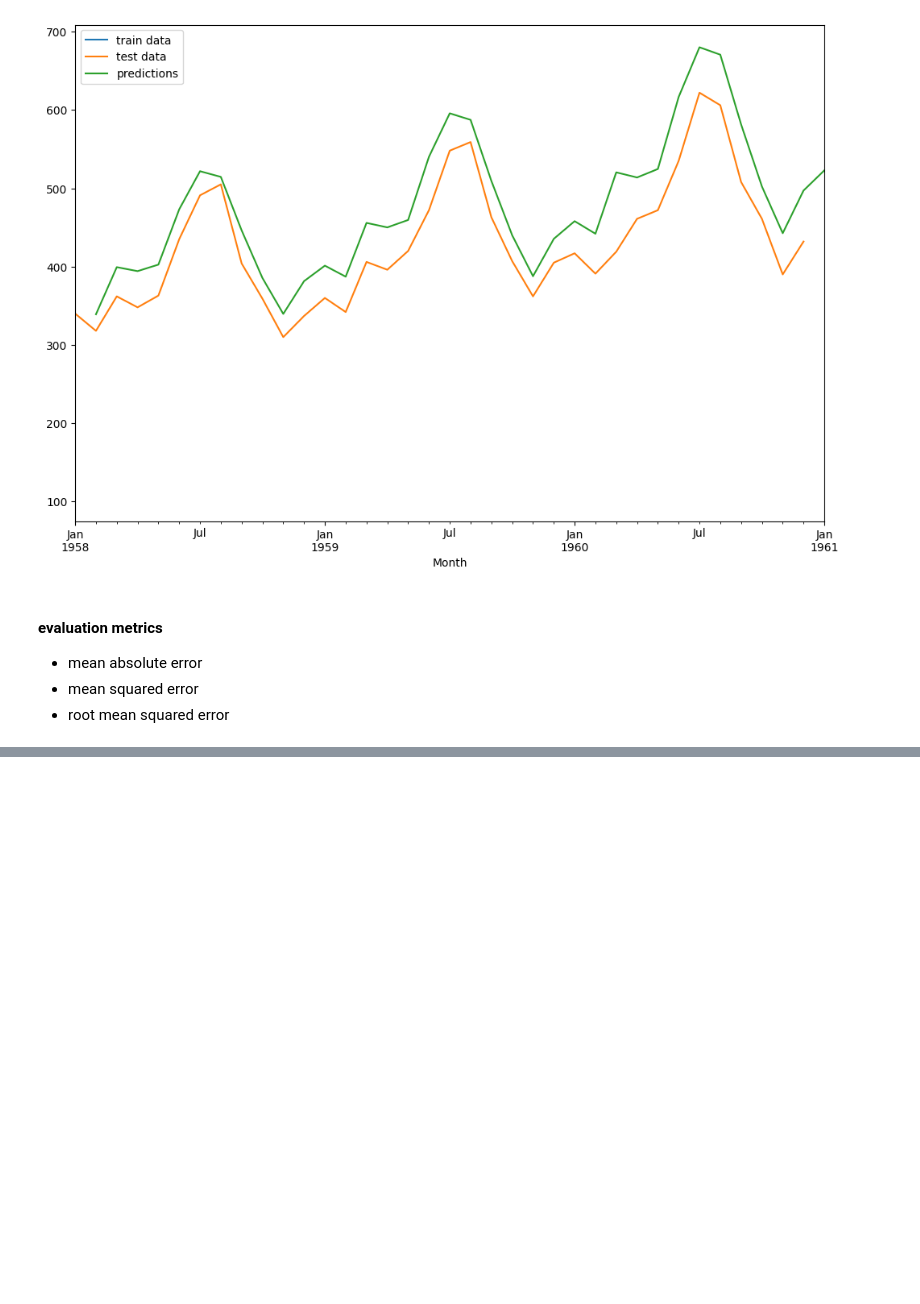
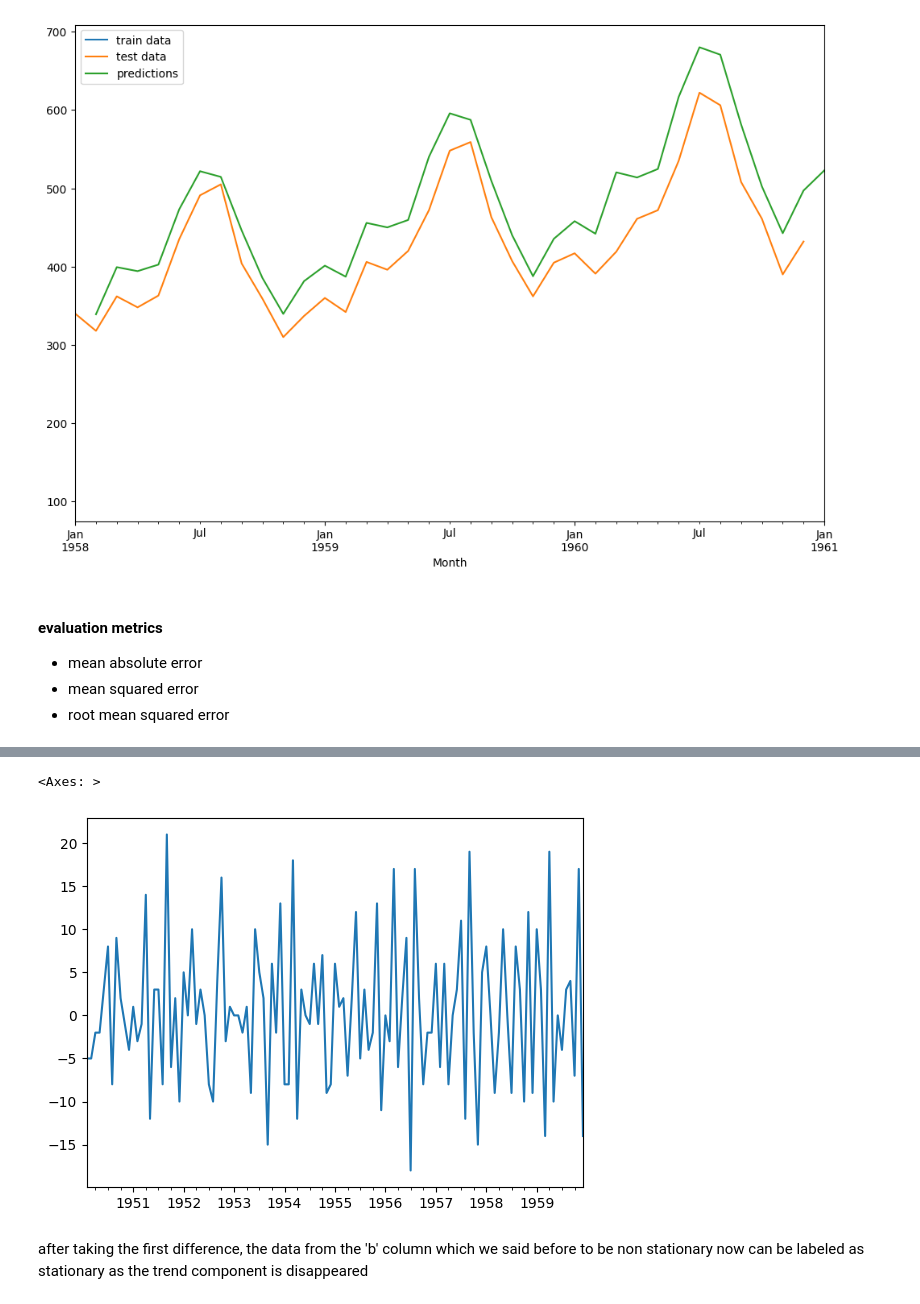
Before and after one commit to depa-tto/Time-Series-Forecasting-and-Analysis-course, a Jupyter notebook: lecture_10.ipynb, the cells around one changed output, grey strips where cells are left out. Cells and saved outputs as stored; diff of their text form; code cells hidden in the pictures; blank space fills up the shorter version.

```diff
--- a/lecture_10.ipynb
+++ b/lecture_10.ipynb
@@ -94,0 +202,7 @@ test_predictions.plot(legend=True,label='predictions',xlim=['1958-01-01','1961-0
+# %%
+diff(df2['b'],k_diff=1).plot()
+# %% [output]
+<Axes: >
+[figure, added]
+# %% [markdown]
+after taking the first difference, the data from the 'b' column which we said before to be non stationary now can be labeled as stationary as the trend component is disappeared
```
Also changed, not shown: parts of 19 cells of this notebook, 1 other file.
